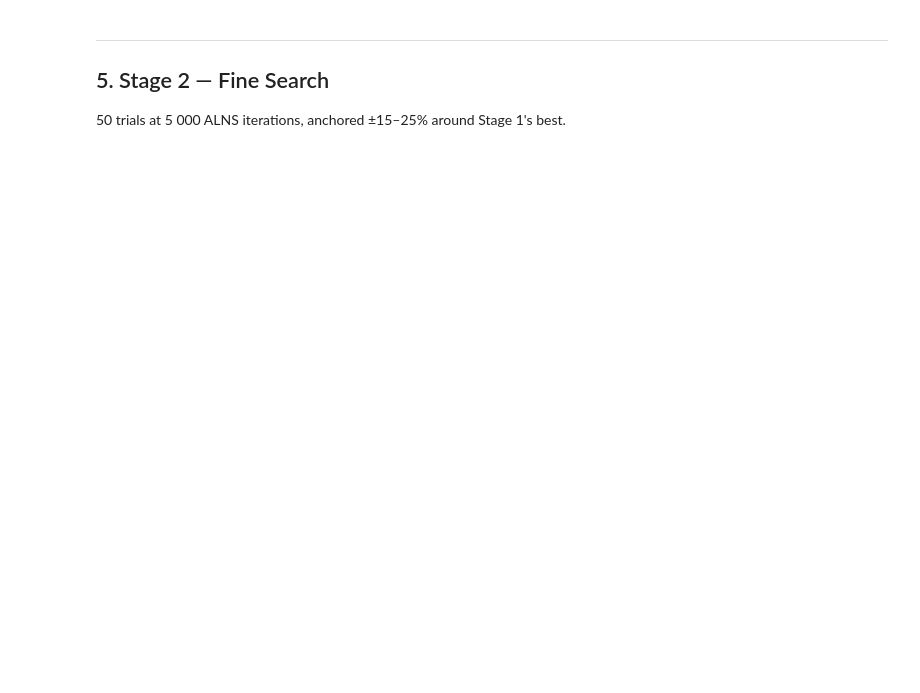
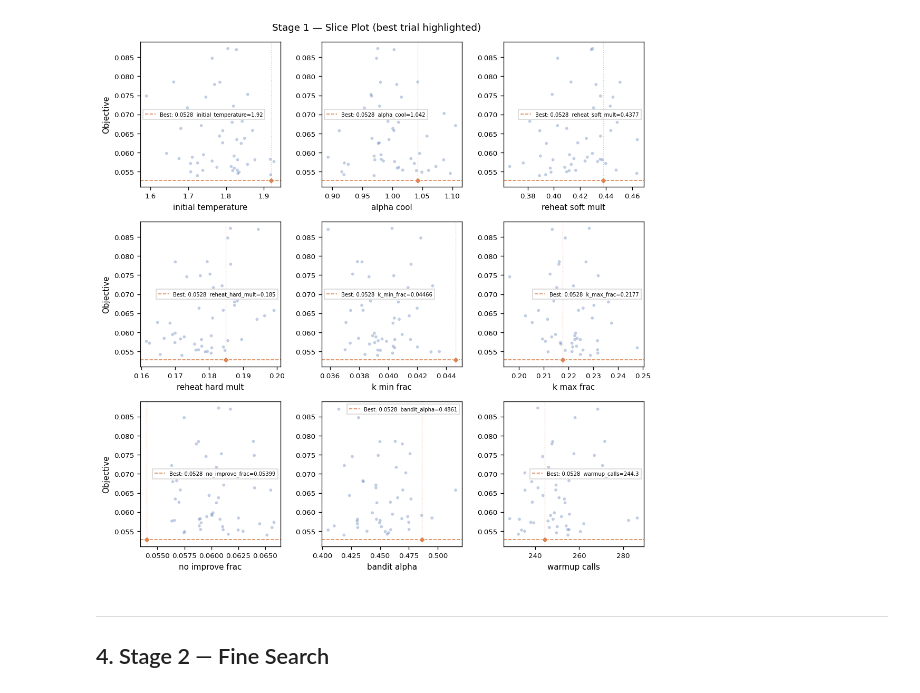
Before and after one commit to amine-kherroubi/optimization, a Jupyter notebook: bin_packing_optimization/hybrid_learning_metaheuristics/hybrid_alns/parameter_tuning/parameter_tuning.ipynb, the cells around one changed output. Drawn from its saved outputs; the diff is of its cells as text; code cells hidden in the pictures; blank space fills up the shorter version.

```diff
--- a/bin_packing_optimization/hybrid_learning_metaheuristics/hybrid_alns/parameter_tuning/parameter_tuning.ipynb
+++ b/bin_packing_optimization/hybrid_learning_metaheuristics/hybrid_alns/parameter_tuning/parameter_tuning.ipynb
@@ -354,13 +352,51 @@ One-dimensional projections — each dot is a trial, orange line is the rolling
 # %%
 if stage1_raw:
-    fig = plot_slice(stage1_study)
-    fig.update_layout(width=900, height=500, title="Stage 1 — Slice Plot")
-    fig.show()
+    param_keys = list(stage1_raw["trials"][0]["params"].keys())
+    best_trial = min(stage1_raw["trials"], key=lambda t: t["value"])
+    best_metrics = best_trial.get("metrics", {})
+    best_time = best_metrics.get("mean_time_s", None)
+
+    n_cols = 3
+    n_rows = (len(param_keys) + n_cols - 1) // n_cols
+    fig, axes = plt.subplots(n_rows, n_cols, figsize=(9, 3 * n_rows))
+    axes = axes.flatten()
+
+    for idx, pk in enumerate(param_keys):
+        ax = axes[idx]
+        vals_pk = [t["params"][pk] for t in stage1_raw["trials"]]
+        obj = [t["value"] for t in stage1_raw["trials"]]
+
+        ax.scatter(vals_pk, obj, s=12, c="#4C72B0", alpha=0.35, edgecolors="none", zorder=2)
+
+        best_pk = best_trial["params"][pk]
+        best_pk_str = f"{best_pk:.4g}" if isinstance(best_pk, float) else str(best_pk)
+        time_str = f"{best_time:.1f}s" if best_time else f"{best_trial['value']:.4f}"
+        label = f"Best: {time_str}  {pk}={best_pk_str}"
+
+        ax.scatter(best_pk, best_trial["value"], s=25, c="#DD8452", edgecolors="white",
+                   linewidth=0.6, zorder=4, marker="D")
+
+        best_obj = min(obj)
+        ax.axhline(best_obj, color="#DD8452", ls="--", lw=1, label=label, zorder=1)
+        ax.axvline(best_pk, color="#DD8452", ls=":", lw=0.8, alpha=0.5, zorder=1)
+
+        ax.set_xlabel(pk.replace("_", " "), fontsize=9)
+        if idx % n_cols == 0:
+            ax.set_ylabel("Objective", fontsize=9)
+        ax.tick_params(labelsize=8)
+        ax.legend(fontsize=6, frameon=True, fancybox=False)
+
+    for j in range(idx + 1, len(axes)):
+        axes[j].set_visible(False)
+
+    fig.suptitle("Stage 1 — Slice Plot (best trial highlighted)", fontsize=11)
+    fig.tight_layout()
+    plt.show()
+# %% [output]
+[figure, added]
 # %% [markdown]
 ---
-## 5. Stage 2 — Fine Search
-
-50 trials at 5 000 ALNS iterations, anchored ±15–25% around Stage 1's best.
+## 4. Stage 2 — Fine Search
 # %%
 if stage2_raw:
     print(f"Trials completed:       {stage2_raw['n_trials']}")
```
Also changed, not shown: parts of 55 cells of this notebook, 2 other files.
